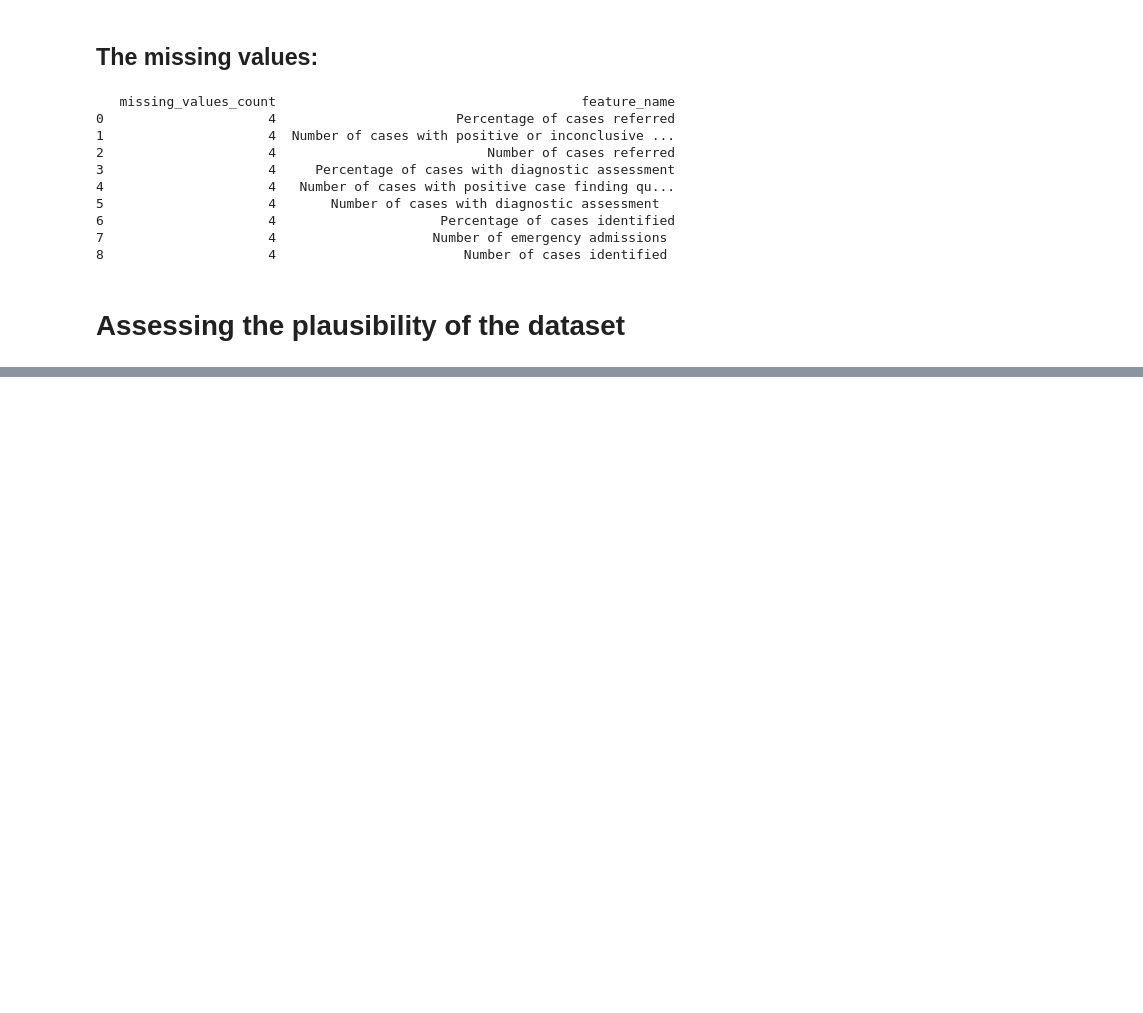
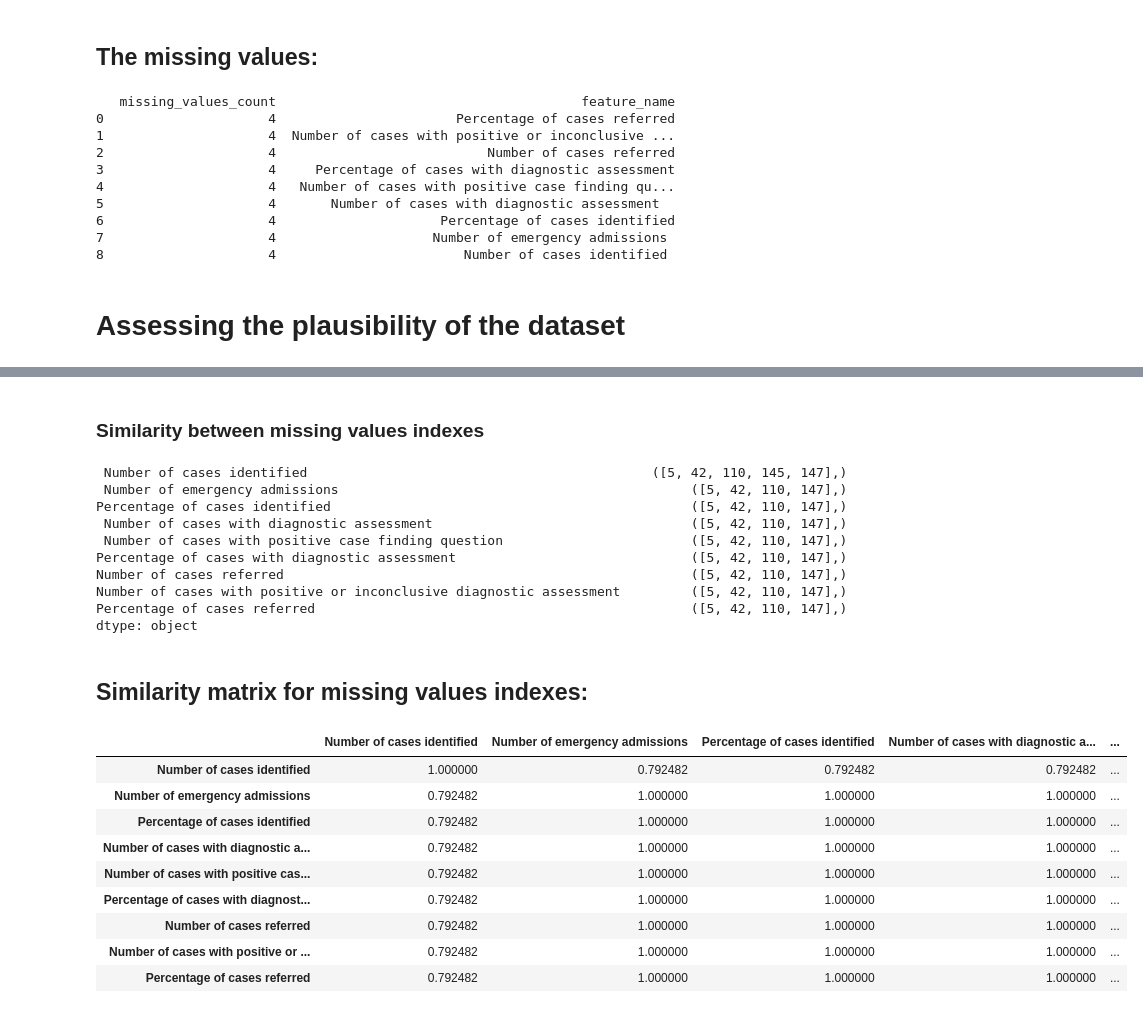
Before and after one commit to vintage-maeve/Data_quality, a Jupyter notebook: Establishing data quality.ipynb, the cells around one changed output, grey strips where cells are left out. Cells and saved outputs as stored; diff of their text form; code cells hidden in the pictures; blank space fills up the shorter version.

```diff
--- a/Establishing data quality.ipynb
+++ b/Establishing data quality.ipynb
@@ -201,0 +214,51 @@ else:
+# %% [markdown]
+### Similarity between missing values indexes
+# %%
+def has_null_value(data, null_list):
+    null_elem = []
+    for c in data.columns:
+        for elem in data[c]:
+            if elem in null_list:
+                null_elem.append(elem)
+    return null_elem
+
+values = pd.Series()
+for column in data.columns:
+    values[column] = np.where(data[column].isnull() | data[column].isin(['NIL RETURN']))
+
+missing_val_indexes = values.drop(values.index[[index for index, value in enumerate(values) if value[0].size == 0]])
+print(missing_val_indexes)
+
+df = pd.DataFrame(columns = missing_val_indexes.index, index =  missing_val_indexes.index)
+
+for current_index_row in range(len(missing_val_indexes)):
+    for current_index_column in range(len(missing_val_indexes)):
+        df.iloc[current_index_row][current_index_column] = float(get_cosine_similarity(missing_val_indexes[current_index_row], missing_val_indexes[current_index_column]))
+
+for column in df.columns:
+    df[column] = df[column].astype('float')
+
+printmd("## Similarity matrix for missing values indexes: ")
+display(df)
+# %% [output]
+ Number of cases identified                                            ([5, 42, 110, 145, 147],)
+ Number of emergency admissions                                             ([5, 42, 110, 147],)
+Percentage of cases identified                                              ([5, 42, 110, 147],)
+ Number of cases with diagnostic assessment                                 ([5, 42, 110, 147],)
+ Number of cases with positive case finding question                        ([5, 42, 110, 147],)
+Percentage of cases with diagnostic assessment                              ([5, 42, 110, 147],)
+Number of cases referred                                                    ([5, 42, 110, 147],)
+Number of cases with positive or inconclusive diagnostic assessment         ([5, 42, 110, 147],)
+Percentage of cases referred                                                ([5, 42, 110, 147],)
+dtype: object
+## Similarity matrix for missing values indexes:
+|  | Number of cases identified | Number of emergency admissions | Percentage of cases identified | Number of cases with diagnostic a... | ... |
+| Number of cases identified | 1.000000 | 0.792482 | 0.792482 | 0.792482 | ... |
+| Number of emergency admissions | 0.792482 | 1.000000 | 1.000000 | 1.000000 | ... |
+| Percentage of cases identified | 0.792482 | 1.000000 | 1.000000 | 1.000000 | ... |
+| Number of cases with diagnostic a... | 0.792482 | 1.000000 | 1.000000 | 1.000000 | ... |
+| Number of cases with positive cas... | 0.792482 | 1.000000 | 1.000000 | 1.000000 | ... |
+| Percentage of cases with diagnost... | 0.792482 | 1.000000 | 1.000000 | 1.000000 | ... |
+| Number of cases referred | 0.792482 | 1.000000 | 1.000000 | 1.000000 | ... |
+| Number of cases with positive or ... | 0.792482 | 1.000000 | 1.000000 | 1.000000 | ... |
+| Percentage of cases referred | 0.792482 | 1.000000 | 1.000000 | 1.000000 | ... |
```
Also changed, not shown: parts of 8 cells of this notebook.
